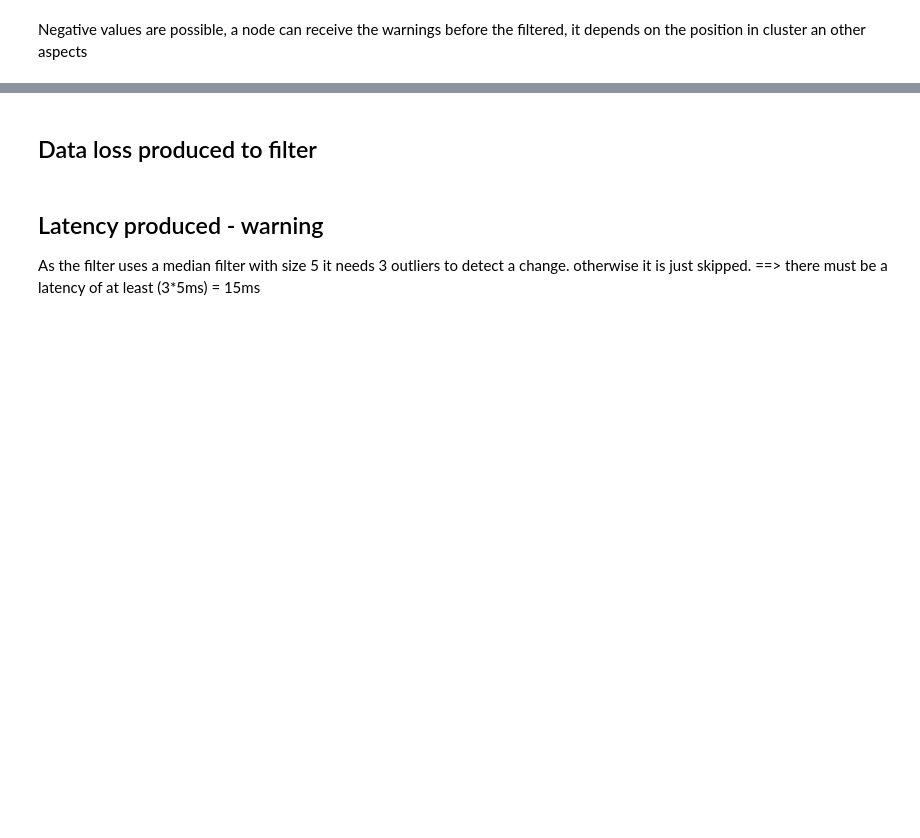
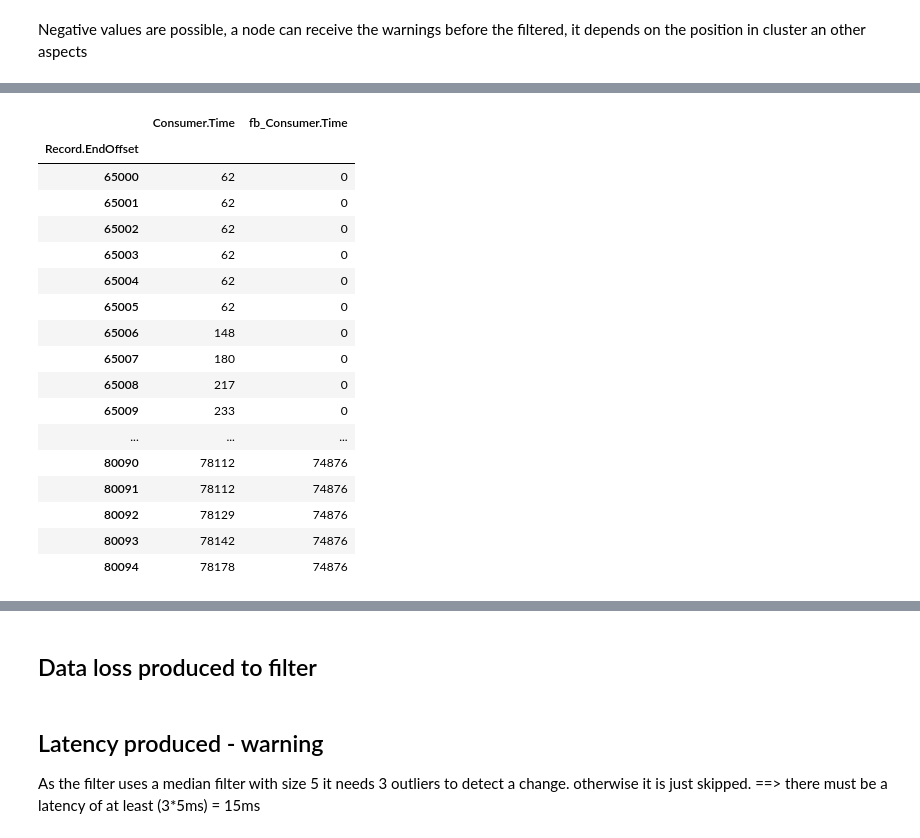
Before and after one commit to Lehmann-Fabian/MasterThesis, a Jupyter notebook: notebooks/Analytics.ipynb, the cells around one changed output, grey strips where cells are left out. Cells and saved outputs as stored; diff of their text form; code cells hidden in the pictures; blank space fills up the shorter version.

```diff
--- a/notebooks/Analytics.ipynb
+++ b/notebooks/Analytics.ipynb
@@ -541,0 +586,22 @@ More than 5000 ms: 0.32%
+# %%
+pandas.set_option('display.max_rows', None)
+w[["Consumer.Time","fb_Consumer.Time"]] - 1602433651399
+# %% [output]
+|  | Consumer.Time | fb_Consumer.Time |
+| Record.EndOffset |  |  |
+| 65000 | 62 | 0 |
+| 65001 | 62 | 0 |
+| 65002 | 62 | 0 |
+| 65003 | 62 | 0 |
+| 65004 | 62 | 0 |
+| 65005 | 62 | 0 |
+| 65006 | 148 | 0 |
+| 65007 | 180 | 0 |
+| 65008 | 217 | 0 |
+| 65009 | 233 | 0 |
+| ... | ... | ... |
+| 80090 | 78112 | 74876 |
+| 80091 | 78112 | 74876 |
+| 80092 | 78129 | 74876 |
+| 80093 | 78142 | 74876 |
+| 80094 | 78178 | 74876 |
```
Also changed, not shown: parts of 21 cells of this notebook.
